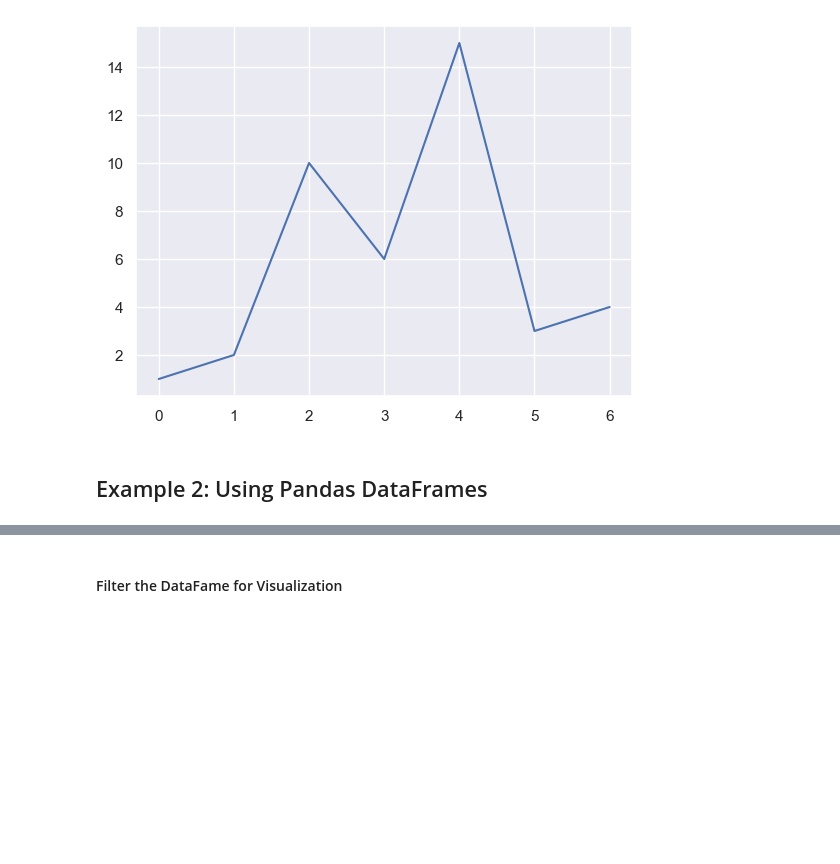
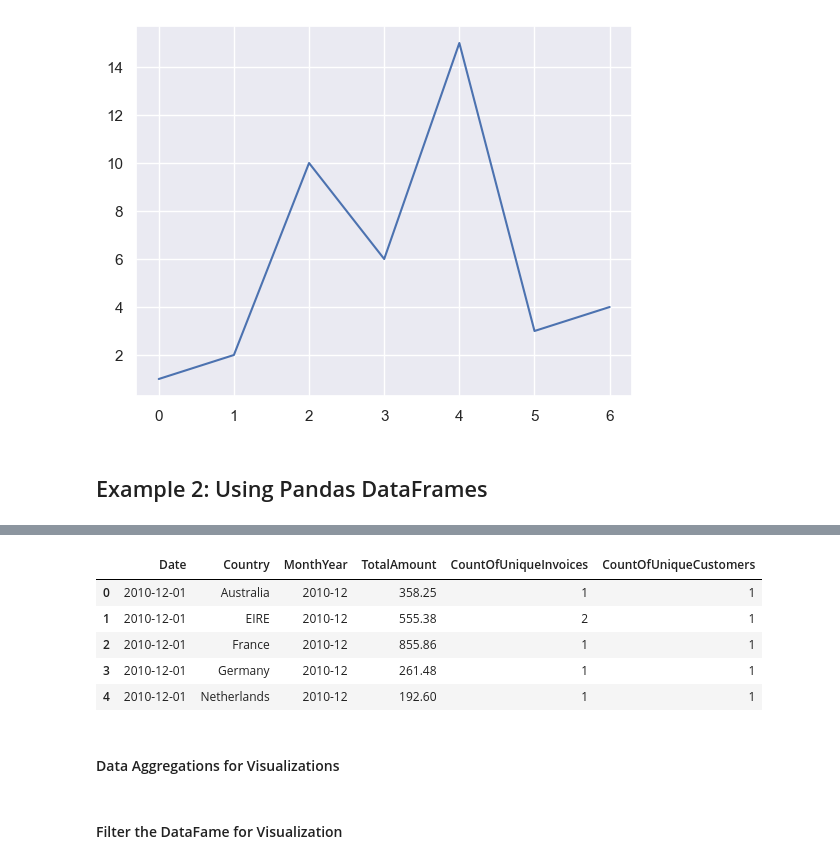
Before and after one commit to nyangweso-rodgers/data-analytics, a Jupyter notebook: Analytics-with-Python/Python-Modules-for-Data-Analysis/Matplotlib-Module/Line-Chart-with-Matplotlib.ipynb, the cells around one changed output, grey strips where cells are left out. Drawn from its saved outputs; the diff is of its cells as text; code cells hidden in the pictures; blank space fills up the shorter version.

```diff
--- a/Analytics-with-Python/Python-Modules-for-Data-Analysis/Matplotlib-Module/Line-Chart-with-Matplotlib.ipynb
+++ b/Analytics-with-Python/Python-Modules-for-Data-Analysis/Matplotlib-Module/Line-Chart-with-Matplotlib.ipynb
@@ -63,0 +38,11 @@ grouped_country_df.head()
+# %%
+grouped_daily_country_df.head()
+# %% [output]
+|  | Date | Country | MonthYear | TotalAmount | CountOfUniqueInvoices | CountOfUniqueCustomers |
+| 0 | 2010-12-01 | Australia | 2010-12 | 358.25 | 1 | 1 |
+| 1 | 2010-12-01 | EIRE | 2010-12 | 555.38 | 2 | 1 |
+| 2 | 2010-12-01 | France | 2010-12 | 855.86 | 1 | 1 |
+| 3 | 2010-12-01 | Germany | 2010-12 | 261.48 | 1 | 1 |
+| 4 | 2010-12-01 | Netherlands | 2010-12 | 192.60 | 1 | 1 |
+# %% [markdown]
+#### Data Aggregations for Visualizations
```
Also changed, not shown: parts of 18 cells of this notebook, 5 other files.
